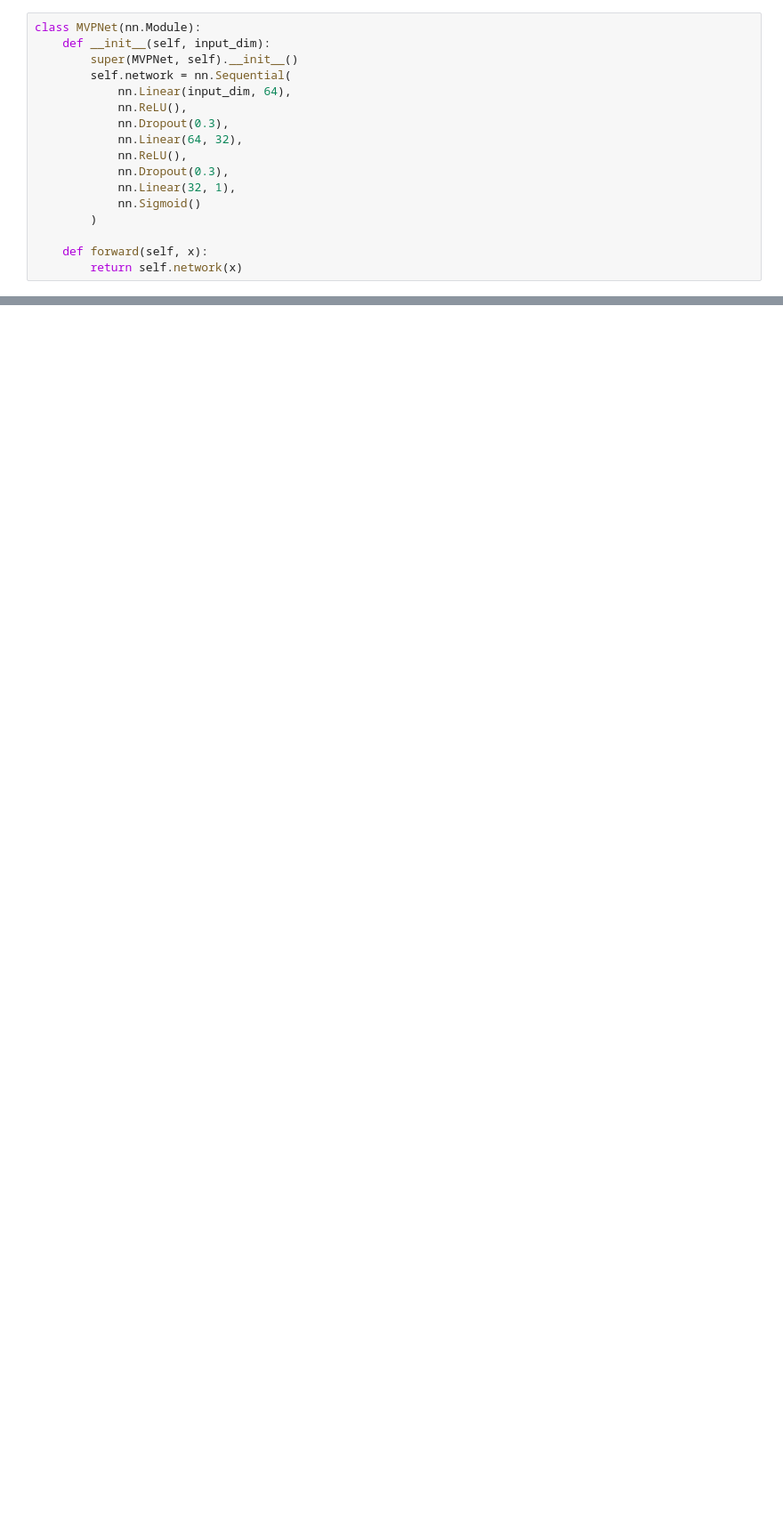
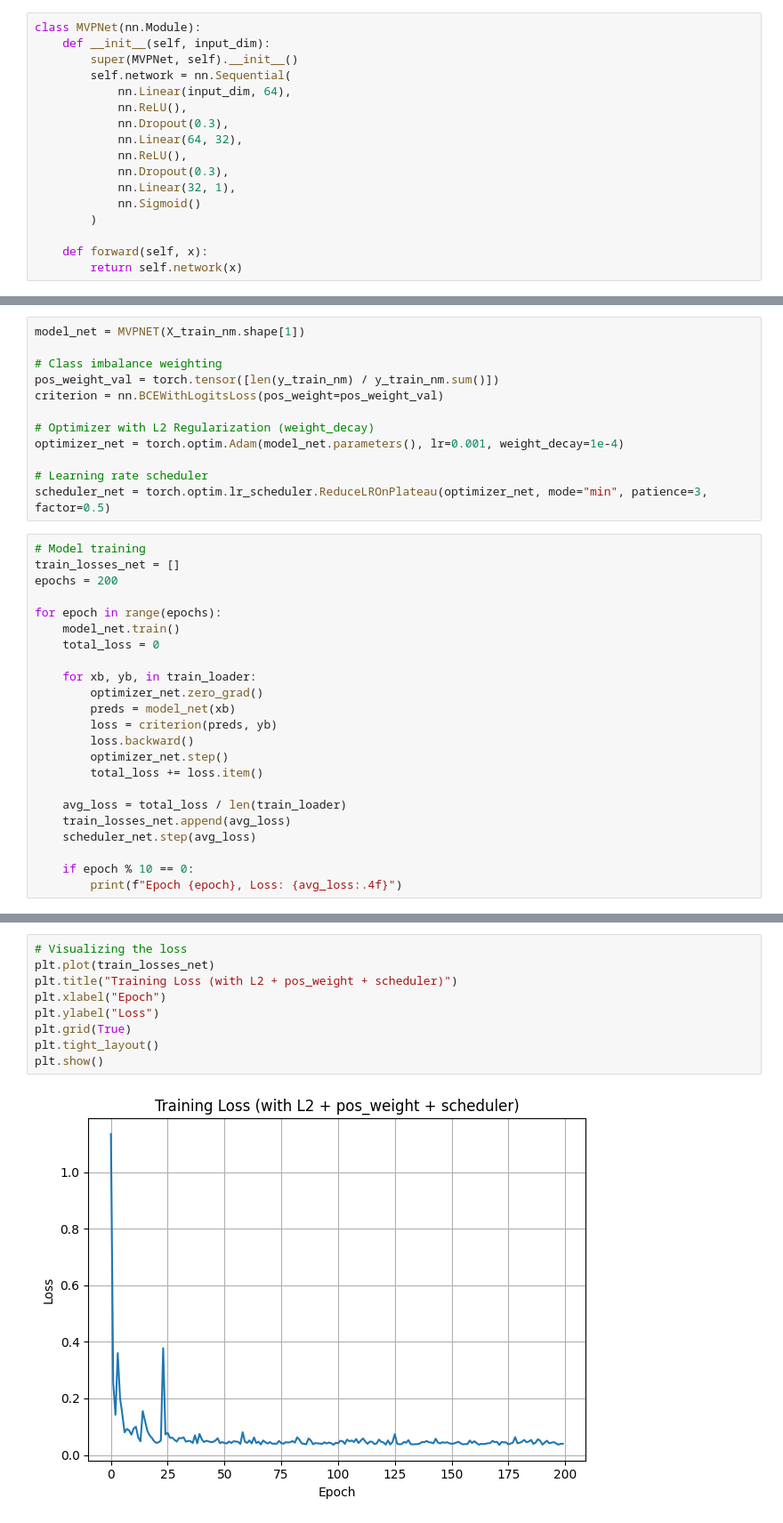
Before and after one commit to AutomationKay/General-Projects, a Jupyter notebook: nba_awards_predictions/src/models/08_model_mvp_predictions.ipynb, the cells around one changed output, grey strips where cells are left out. Shown at 89% size. Cells and saved outputs as stored; diff of their text form; blank space fills up the shorter version.

```diff
--- a/nba_awards_predictions/src/models/08_model_mvp_predictions.ipynb
+++ b/nba_awards_predictions/src/models/08_model_mvp_predictions.ipynb
@@ -310,0 +398,35 @@ Correct MVP predictions (PyTorch NN): 11 / 15
+# %%
+model_net = MVPNET(X_train_nm.shape[1])
+
+# Class imbalance weighting
+pos_weight_val = torch.tensor([len(y_train_nm) / y_train_nm.sum()])
+criterion = nn.BCEWithLogitsLoss(pos_weight=pos_weight_val)
+
+# Optimizer with L2 Regularization (weight_decay)
+optimizer_net = torch.optim.Adam(model_net.parameters(), lr=0.001, weight_decay=1e-4)
+
+# Learning rate scheduler
+scheduler_net = torch.optim.lr_scheduler.ReduceLROnPlateau(optimizer_net, mode="min", patience=3, factor=0.5)
+# %%
+# Model training
+train_losses_net = []
+epochs = 200
+
+for epoch in range(epochs):
+    model_net.train()
+    total_loss = 0
+
+    for xb, yb, in train_loader:
+        optimizer_net.zero_grad()
+        preds = model_net(xb)
+        loss = criterion(preds, yb)
+        loss.backward()
+        optimizer_net.step()
+        total_loss += loss.item()
+
+    avg_loss = total_loss / len(train_loader)
+    train_losses_net.append(avg_loss)
+    scheduler_net.step(avg_loss)
+
+    if epoch % 10 == 0:
+        print(f"Epoch {epoch}, Loss: {avg_loss:.4f}")
@@ -310,0 +454,11 @@ Correct MVP predictions (PyTorch NN): 11 / 15
+# %%
+# Visualizing the loss
+plt.plot(train_losses_net)
+plt.title("Training Loss (with L2 + pos_weight + scheduler)")
+plt.xlabel("Epoch")
+plt.ylabel("Loss")
+plt.grid(True)
+plt.tight_layout()
+plt.show()
+# %% [output]
+[figure, added]
```
Also changed, not shown: parts of 35 cells of this notebook, 14 other files.
